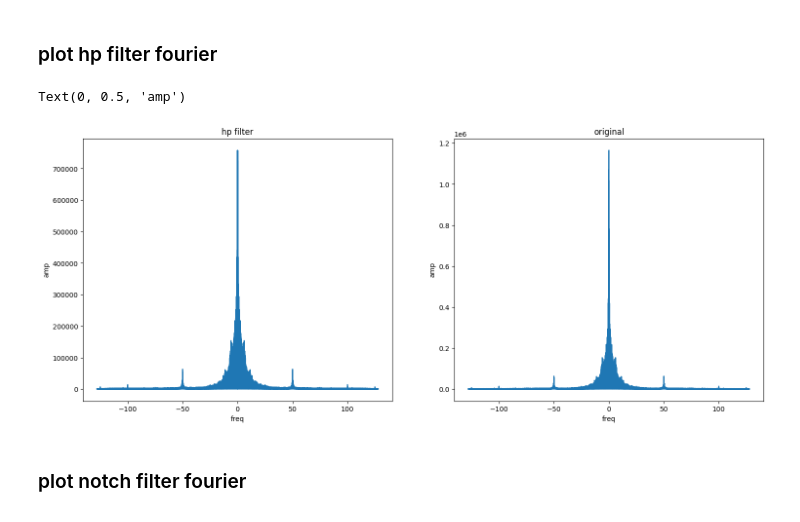
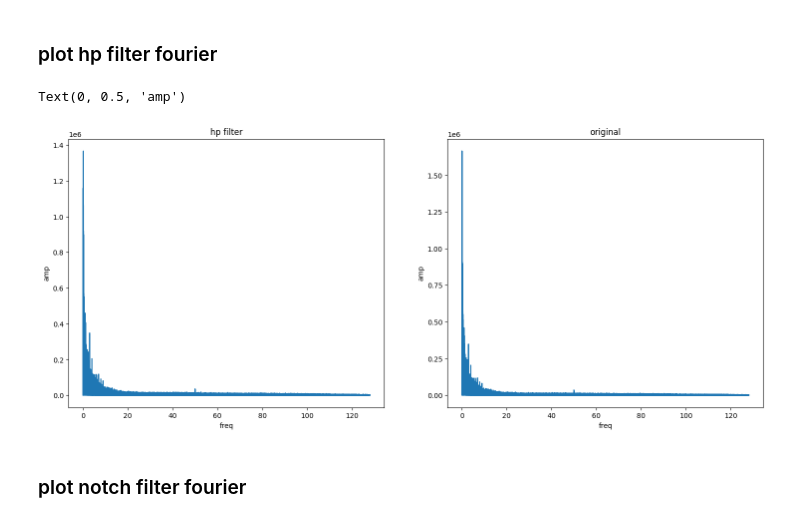
Before and after one commit to mariaaraujovitoria/SeizurePredict, a Jupyter notebook: notebooks/preprocessing_data.ipynb, the cells around one changed output. Saved outputs shown, nothing was run; the diff lists cells and outputs as text; code cells hidden in the pictures.

```diff
--- a/notebooks/preprocessing_data.ipynb
+++ b/notebooks/preprocessing_data.ipynb
@@ -230,20 +232,20 @@ Text(0, 0.5, 'mV')
 # %%
 from scipy.fftpack import fft, fftfreq, rfft, rfftfreq
 N = len(signals[0])
-xf = fftfreq(N, 1 / samp_freq)
+xf = rfftfreq(N, 1 / samp_freq)
 # %%
 fig, ax = plt.subplots(1,2, figsize = (18,7))
-ax[0].plot(xf, abs(fft(filter_hp[0])))
+ax[0].plot(xf, abs(rfft(filter_hp[0])))
 ax[0].set_title("hp filter")
 ax[0].set_xlabel("freq")
 ax[0].set_ylabel("amp")
-ax[1].plot(xf, abs(fft(signals[0])))
+ax[1].plot(xf, abs(rfft(signals[0])))
 ax[1].set_title("original")
 ax[1].set_xlabel("freq")
 ax[1].set_ylabel("amp")
 # %% [output]
 Text(0, 0.5, 'amp')
-[figure, old version]
+[figure, new version]
 # %% [markdown]
 ### plot notch filter fourier
 # %%
```
Also changed, not shown: parts of 34 cells of this notebook.
